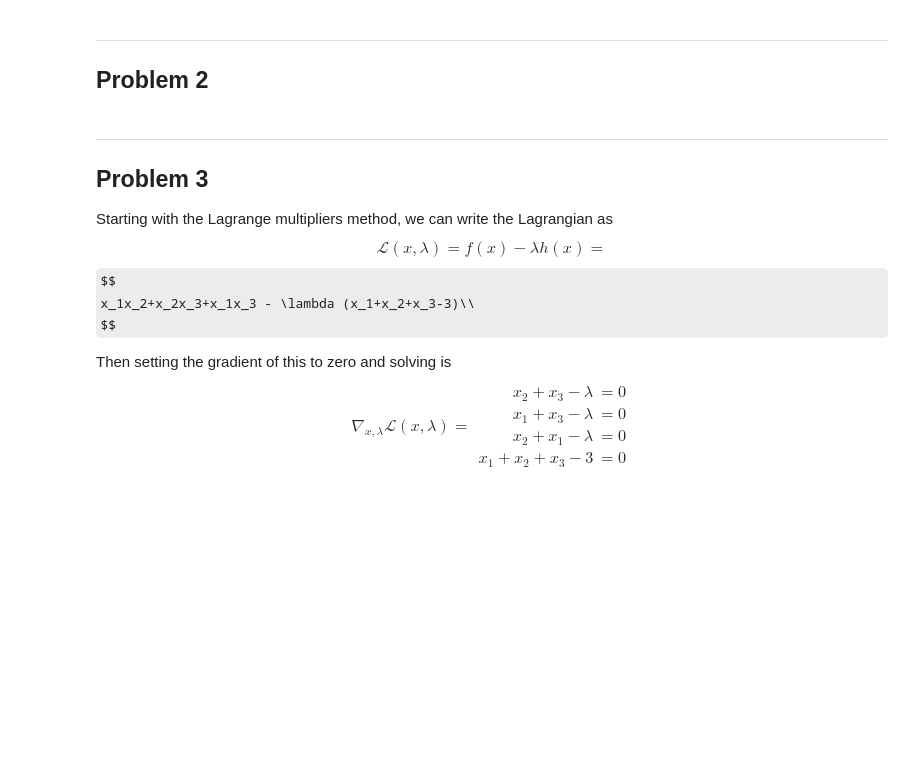
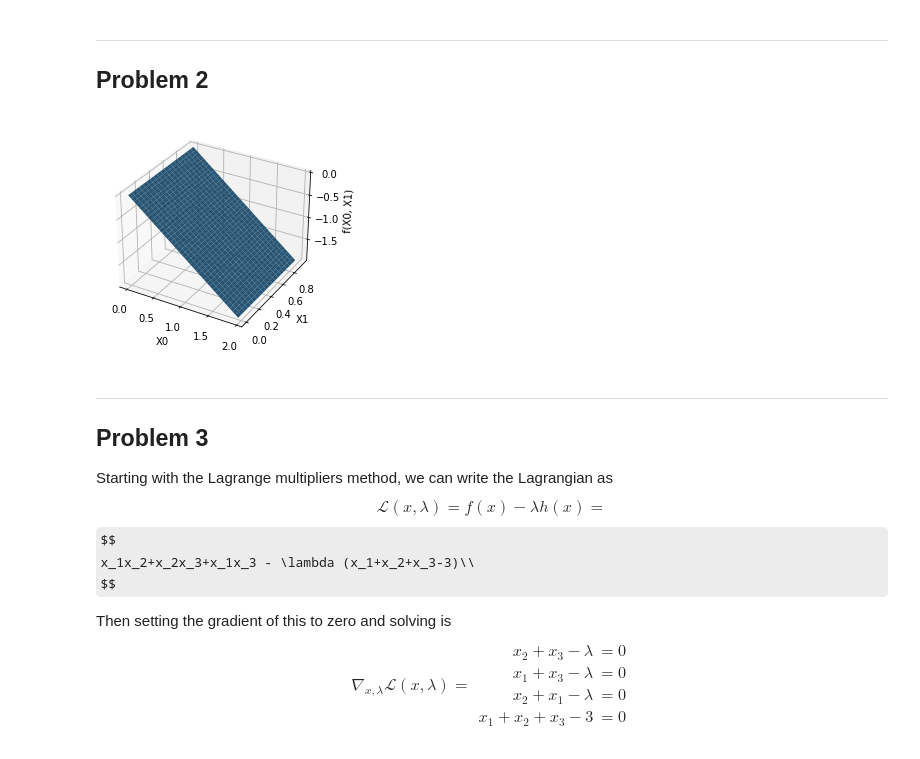
Before and after one commit to jatkin15/DesignOptimization2021Fall, a Jupyter notebook: Homework/Homework 4 Submission.ipynb, the cells around one changed output. Saved outputs shown, nothing was run; the diff lists cells and outputs as text; code cells hidden in the pictures; some formulas as TeX source; blank space fills up the shorter version.

```diff
--- a/Homework/Homework 4 Submission.ipynb
+++ b/Homework/Homework 4 Submission.ipynb
@@ -85,7 +113,33 @@ def f_prob_1(x):
 # %%
 def f_prob_2(x):
     y = -1.0 * x[0]
     return y
+
+def f_p2_plt(x0, x1):
+    y = -1.0 * x0
+    return y
+
+fig = plt.figure()
+ax = fig.gca(projection='3d')
+
+x_grid = np.arange(0.0, 2.0, 0.05)
+y_grid = np.arange(0.0, 1.0, 0.05)
+X, Y = np.meshgrid(x_grid, y_grid)
+zs = np.array(f_p2_plt(np.ravel(X), np.ravel(Y)))
+Z = zs.reshape(X.shape)
+
+#ax.scatter(xp[yp == np.min(yp)][0,0], xp[yp == np.min(yp)][0,1], np.min(yp), s = 200, c='m', marker='o')
+
+ax.plot_surface(X, Y, Z, alpha=0.9)
+
+ax.set_xlabel('X0')
+ax.set_ylabel('X1')
+ax.set_zlabel('f(X0, X1)')
+
+
+plt.show()
+# %% [output]
+[figure, added]
 # %% [markdown]
 ---
 
```
Also changed, not shown: parts of 7 cells of this notebook.
